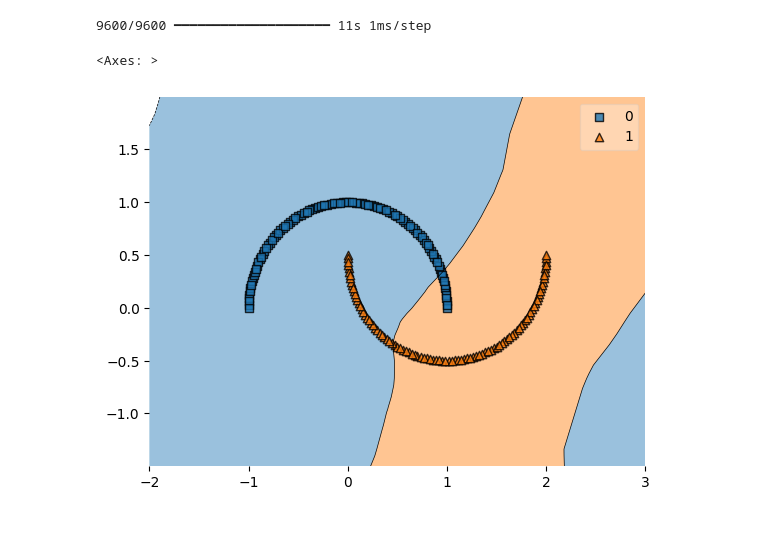
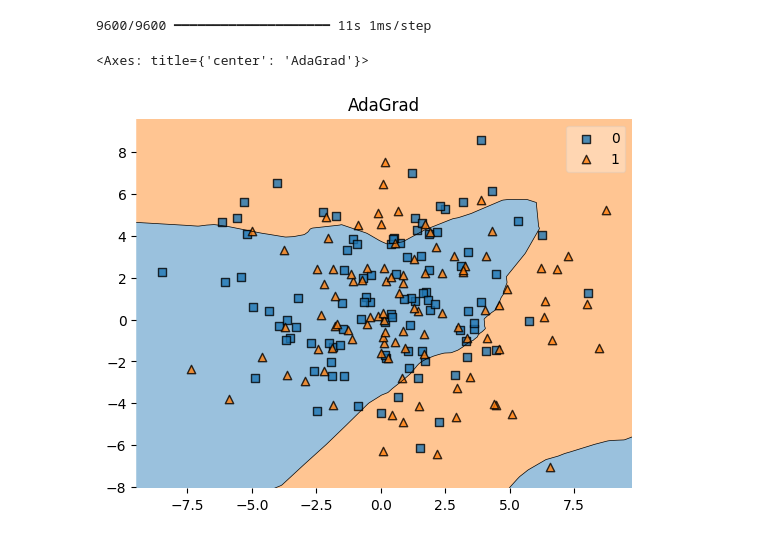
Before and after one commit to kshitizkndl2/DeepLearning, a Jupyter notebook: Optimizers/adagrad_RMSProp_adam.ipynb, the cells around one changed output. Cells and saved outputs as stored; diff of their text form; code cells hidden in the pictures.

```diff
--- a/Optimizers/adagrad_RMSProp_adam.ipynb
+++ b/Optimizers/adagrad_RMSProp_adam.ipynb
@@ -3,7 +3,7 @@ import pandas as pd
 import numpy as np
 # %%
 from sklearn.datasets import make_moons
-x, y = make_moons(n_samples=200, random_state=42)
+x, y = make_moons(noise = 3, n_samples=200, random_state=42)
 # %%
 import matplotlib.pyplot as plt
 import seaborn as sns
@@ -65,10 +65,11 @@ Epoch 200/200
 # %%
 from mlxtend.plotting import plot_decision_regions
+plt.title('AdaGrad')
 plot_decision_regions(x,y,model1)
 # %% [output]
 9600/9600 ━━━━━━━━━━━━━━━━━━━━ 11s 1ms/step
-<Axes: >
+<Axes: title={'center': 'AdaGrad'}>
-[figure, old version]
+[figure, new version]
 # %%
 rmsprop = RMSprop(
     learning_rate=0.001,
```
Also changed, not shown: parts of 6 cells of this notebook, 2 other files.
